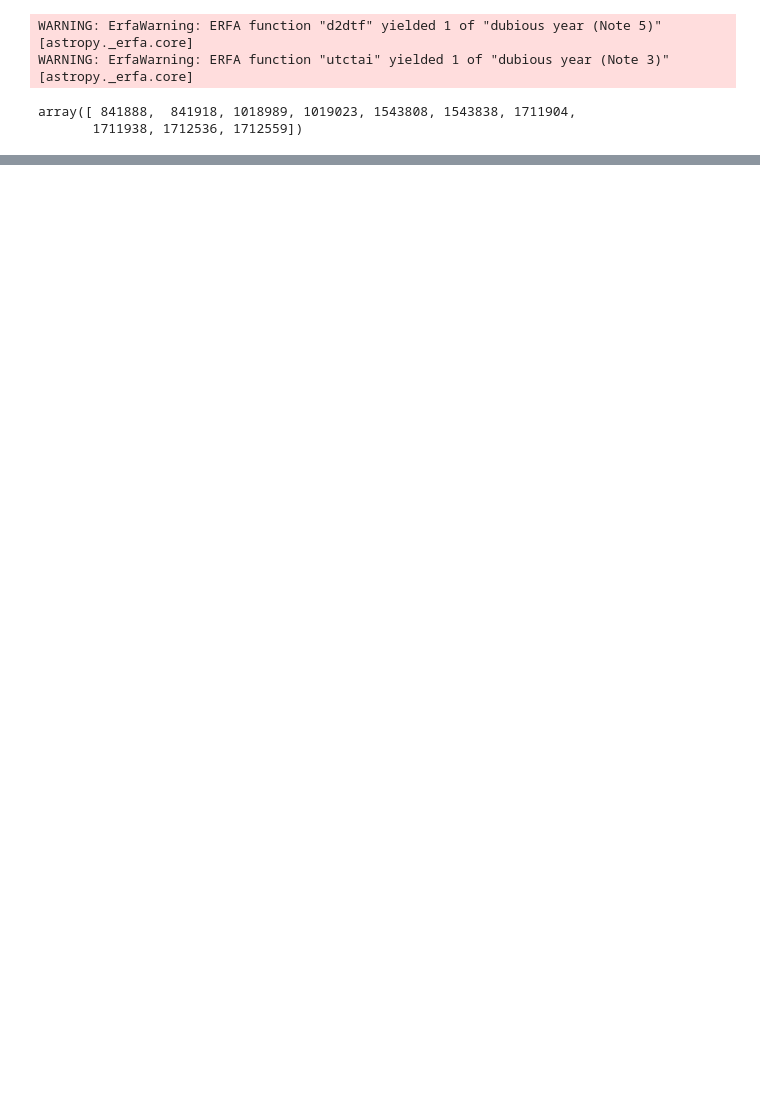
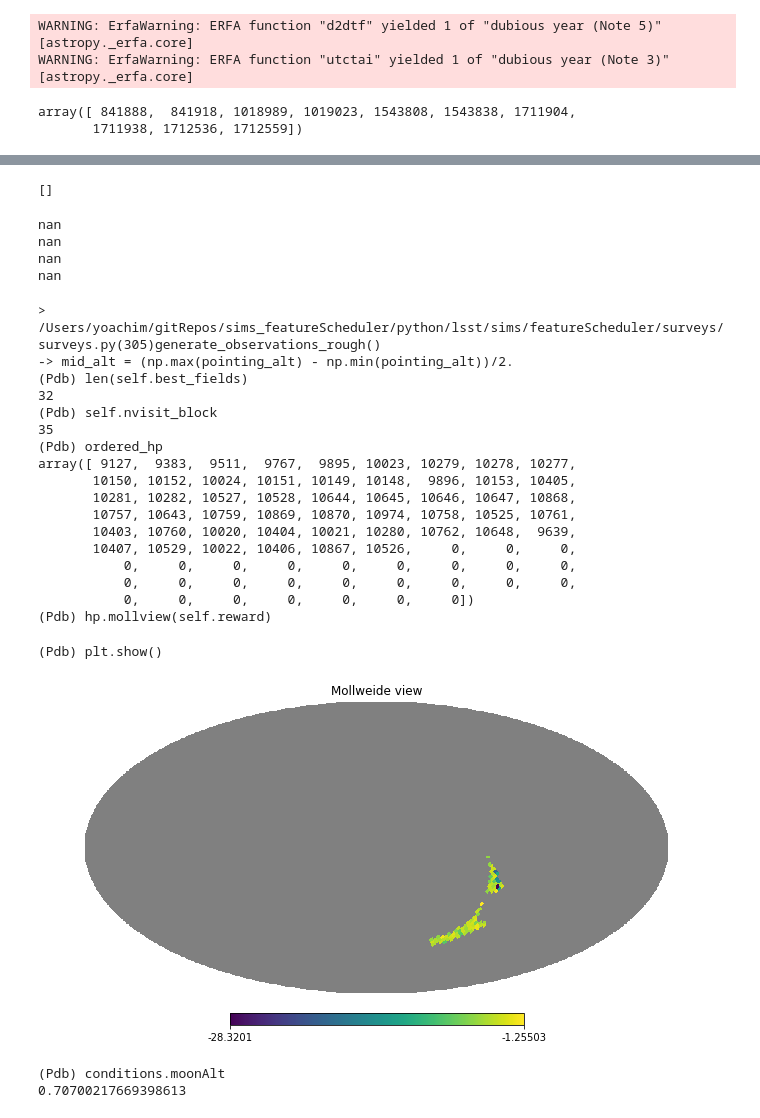
Before and after one commit to lsst-sims/sims_featureScheduler_runs1.4, a Jupyter notebook: contiguous_blobs/debug_contiguous.ipynb, the cells around one changed output, grey strips where cells are left out. Cells and saved outputs as stored; diff of their text form; code cells hidden in the pictures; blank space fills up the shorter version.

```diff
--- a/contiguous_blobs/debug_contiguous.ipynb
+++ b/contiguous_blobs/debug_contiguous.ipynb
@@ -43,6 +43,6 @@ observations['note'][1018989], observations['RA'][1019023]
 # %%
 #
-i = 841888-10
+i = 841888-27
 for obs in observations[0:i]:
     scheduler.add_observation(obs)
 # %%
@@ -56,0 +60,2 @@ should_match_obs == obs
+# %%
+conditions = observatory.return_conditions()
@@ -56,0 +64,41 @@ should_match_obs == obs
+# %%
+scheduler.update_conditions(conditions)
+# r_obs = scheduler.request_observation()
+# %%
+# check that the queue is empty, then request a new one. Maybe try and execute it?
+scheduler.queue
+# %% [output]
+[]
+# %%
+for survey in scheduler.survey_lists[2]:
+    print(np.max(survey.calc_reward_function(conditions)))
+# %% [output]
+nan
+nan
+nan
+nan
+# %%
+scheduler.update_conditions(conditions)
+new_obs = scheduler.request_observation(conditions)
+# %% [output]
+> /Users/yoachim/gitRepos/sims_featureScheduler/python/lsst/sims/featureScheduler/surveys/surveys.py(305)generate_observations_rough()
+-> mid_alt = (np.max(pointing_alt) - np.min(pointing_alt))/2.
+(Pdb) len(self.best_fields)
+32
+(Pdb) self.nvisit_block
+35
+(Pdb) ordered_hp
+array([ 9127,  9383,  9511,  9767,  9895, 10023, 10279, 10278, 10277,
+       10150, 10152, 10024, 10151, 10149, 10148,  9896, 10153, 10405,
+       10281, 10282, 10527, 10528, 10644, 10645, 10646, 10647, 10868,
+       10757, 10643, 10759, 10869, 10870, 10974, 10758, 10525, 10761,
+       10403, 10760, 10020, 10404, 10021, 10280, 10762, 10648,  9639,
+       10407, 10529, 10022, 10406, 10867, 10526,     0,     0,     0,
+           0,     0,     0,     0,     0,     0,     0,     0,     0,
+           0,     0,     0,     0,     0,     0,     0,     0,     0,
+           0,     0,     0,     0,     0,     0,     0])
+(Pdb) hp.mollview(self.reward)
+(Pdb) plt.show()
+[figure, added]
+(Pdb) conditions.moonAlt
+0.70700217669398613
```
Also changed, not shown: parts of 5 cells of this notebook, 1 other file.
